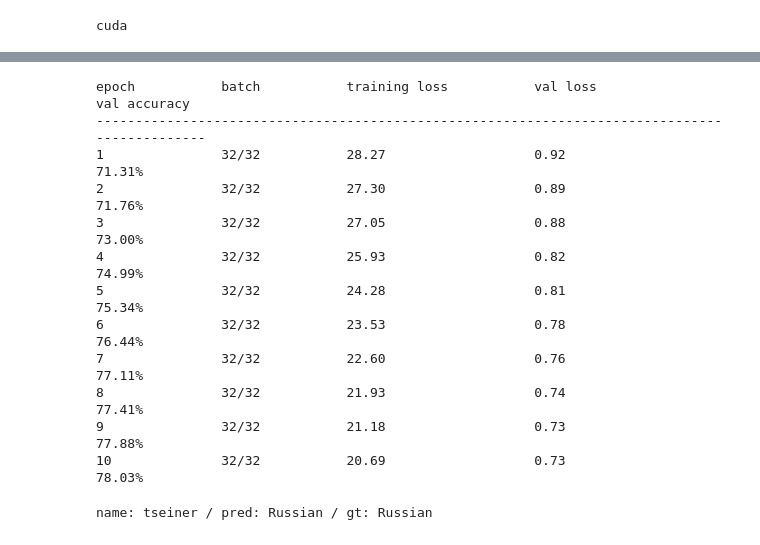
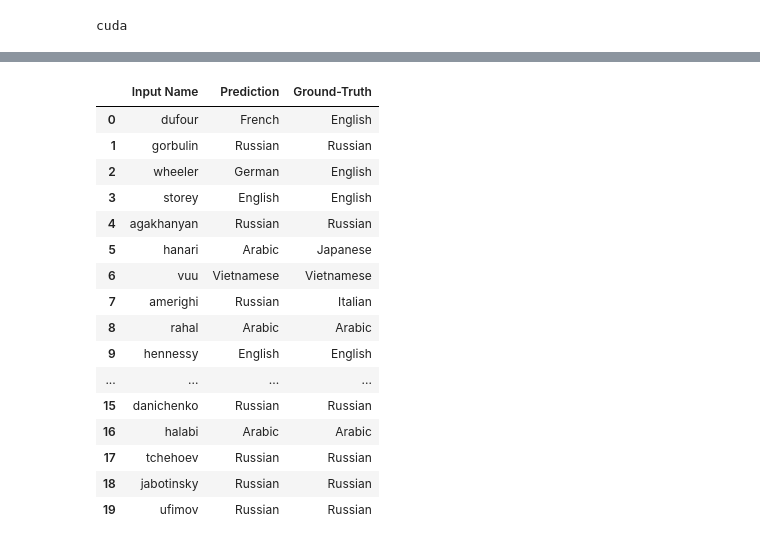
Before and after one commit to hmralavi/ML-Pytorch, a Jupyter notebook: 02-names-classification/02-names-classification.ipynb, the cells around one changed output, grey strips where cells are left out. Drawn from its saved outputs; the diff is of its cells as text; code cells hidden in the pictures.

```diff
--- a/02-names-classification/02-names-classification.ipynb
+++ b/02-names-classification/02-names-classification.ipynb
@@ -168,28 +206,0 @@ def eval(X, Y):
-# %%
-n_epochs = 10
-print("epoch\t\tbatch\t\ttraining loss\t\tval loss\t\tval accuracy")
-print("----------------------------------------------------------------------------------------------")
-for epoch in range(n_epochs):
-    train_loss = 0
-    ibatch = 0
-    all_batches = len(ds_train_loader)
-    for X, Y in ds_train_loader:
-        ibatch += 1
-        train_loss += train_one_batch(X, Y)
-        print(f"{epoch+1}\t\t{ibatch}/{all_batches}\t\t{train_loss:.2f}", end="\r")
-    X, Y = next(iter(ds_test_loader))
-    val_loss, val_accuracy = eval(X, Y)
-    print(f"{epoch+1}\t\t{ibatch}/{all_batches}\t\t{train_loss:.2f}\t\t\t{val_loss:0.2f}\t\t\t{100*val_accuracy:0.2f}%")
-# %% [output]
-epoch           batch           training loss           val loss                val accuracy
-----------------------------------------------------------------------------------------------
-1               32/32           28.27                   0.92                    71.31%
-2               32/32           27.30                   0.89                    71.76%
-3               32/32           27.05                   0.88                    73.00%
-4               32/32           25.93                   0.82                    74.99%
-5               32/32           24.28                   0.81                    75.34%
-6               32/32           23.53                   0.78                    76.44%
-7               32/32           22.60                   0.76                    77.11%
-8               32/32           21.93                   0.74                    77.41%
-9               32/32           21.18                   0.73                    77.88%
-10              32/32           20.69                   0.73                    78.03%
@@ -198,9 +207,32 @@ torch.save(rnn.state_dict(), "rnn_weights.pth")
-# %%
-with torch.no_grad():
-    x, y = ds_test[300]
-    hidden = rnn.initHidden()
-    for i in range(x.shape[0]):
-        output, hidden = rnn(x[i, :], hidden)
-    print(f"name: {ds_test.tensor2name(x).strip()} / pred: {ds_test.classes[output.argmax().item()]} / gt: {ds_test.classes[y.argmax().item()]}")
-# %% [output]
-name: tseiner / pred: Russian / gt: Russian
+# %%
+import pandas as pd
+with torch.no_grad():
+    X, Y = next(iter(ds_test_loader))
+    output = rnn(X)
+    results = {"Input Name": [], "Prediction": [], "Ground-Truth": []}
+    for i in range(20):
+        results["Input Name"].append(ds_test.tensor2name(X[i]).strip())
+        results["Prediction"].append(ds_test.classes[output[i].argmax(-1).item()])
+        results["Ground-Truth"].append(ds_test.classes[Y[i].argmax(-1).item()])
+
+df = pd.DataFrame(results)
+df = df.style.set_properties(**{'text-align': 'center'})
+df
+# %% [output]
+|  | Input Name | Prediction | Ground-Truth |
+| 0 | dufour | French | English |
+| 1 | gorbulin | Russian | Russian |
+| 2 | wheeler | German | English |
+| 3 | storey | English | English |
+| 4 | agakhanyan | Russian | Russian |
+| 5 | hanari | Arabic | Japanese |
+| 6 | vuu | Vietnamese | Vietnamese |
+| 7 | amerighi | Russian | Italian |
+| 8 | rahal | Arabic | Arabic |
+| 9 | hennessy | English | English |
+| ... | ... | ... | ... |
+| 15 | danichenko | Russian | Russian |
+| 16 | halabi | Arabic | Arabic |
+| 17 | tchehoev | Russian | Russian |
+| 18 | jabotinsky | Russian | Russian |
+| 19 | ufimov | Russian | Russian |
```
Also changed, not shown: parts of 11 cells of this notebook.
